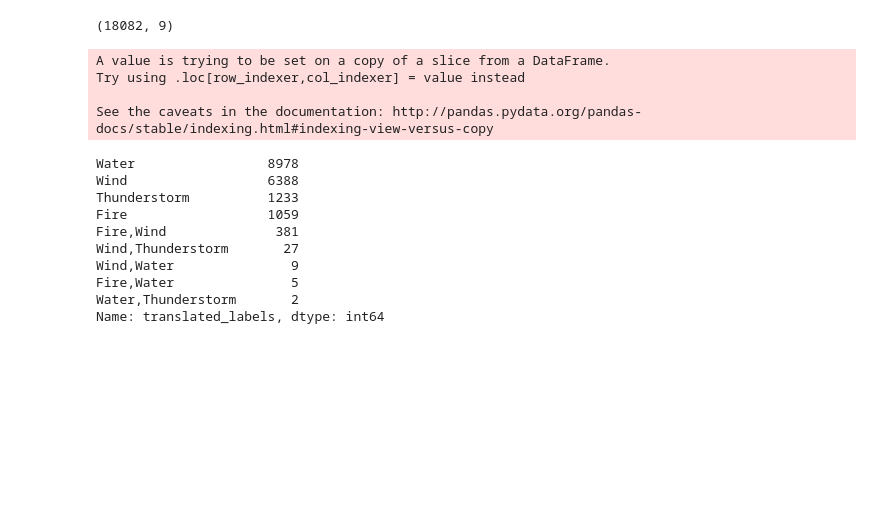
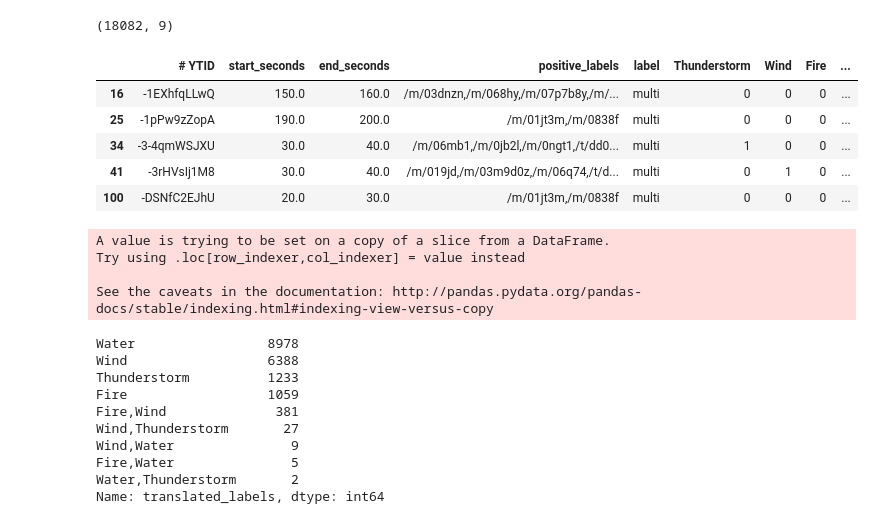
Before and after one commit to sramirez/FeuerFreiKiller, a Jupyter notebook: notebooks/data_extraction.ipynb, the cells around one changed output. Saved outputs shown, nothing was run; the diff lists cells and outputs as text; code cells hidden in the pictures; blank space fills up the shorter version.

```diff
--- a/notebooks/data_extraction.ipynb
+++ b/notebooks/data_extraction.ipynb
@@ -134,6 +139,15 @@ fw_df = df[df[columns].sum(axis=1) > 0]
 fw_df.shape
 # %% [output]
 (18082, 9)
+# %%
+fw_df.head()
+# %% [output]
+|  | # YTID | start_seconds | end_seconds | positive_labels | label | Thunderstorm | Wind | Fire | ... |
+| 16 | -1EXhfqLLwQ | 150.0 | 160.0 | /m/03dnzn,/m/068hy,/m/07p7b8y,/m/... | multi | 0 | 0 | 0 | ... |
+| 25 | -1pPw9zZopA | 190.0 | 200.0 | /m/01jt3m,/m/0838f | multi | 0 | 0 | 0 | ... |
+| 34 | -3-4qmWSJXU | 30.0 | 40.0 | /m/06mb1,/m/0jb2l,/m/0ngt1,/t/dd0... | multi | 1 | 0 | 0 | ... |
+| 41 | -3rHVsIj1M8 | 30.0 | 40.0 | /m/019jd,/m/03m9d0z,/m/06q74,/t/d... | multi | 0 | 1 | 0 | ... |
+| 100 | -DSNfC2EJhU | 20.0 | 30.0 | /m/01jt3m,/m/0838f | multi | 0 | 0 | 0 | ... |
 # %%
 # Translate after selection
 fw_df['translated_labels'] = fw_df.positive_labels.map(lambda x: ','.join([id2str[y] for y in x.split(',') if y in id2str.keys()]))
```
Also changed, not shown: parts of 18 cells of this notebook, 2 other files.
